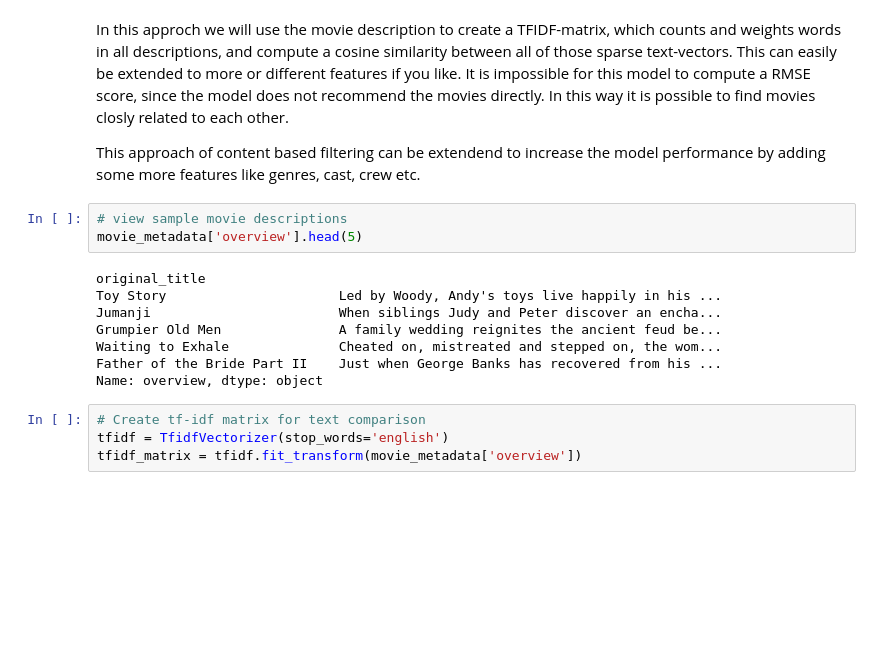
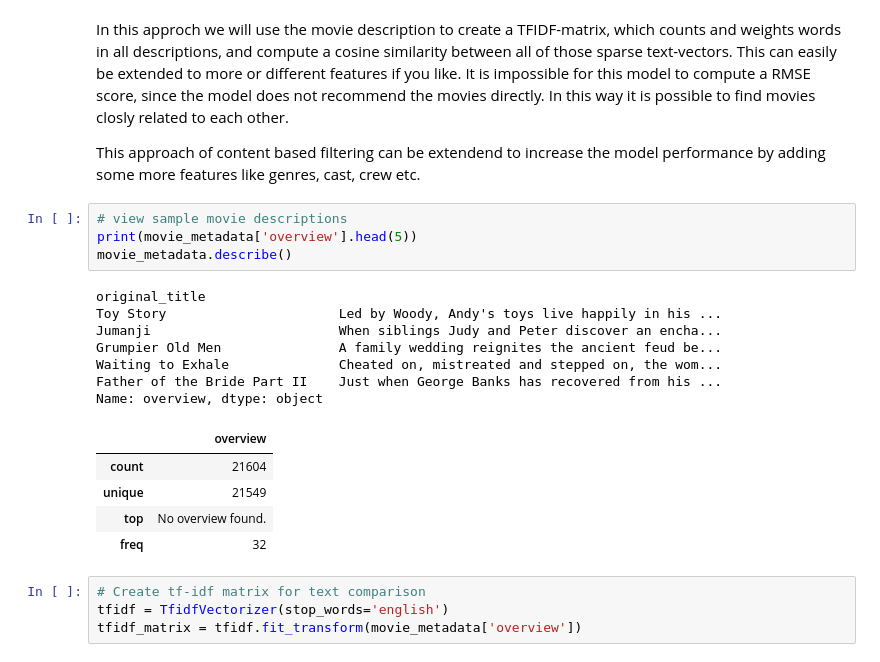
Before and after one commit to mgrandau/springboard-ml-engineering, a Jupyter notebook: turned-in-mini-projects/mec-17.4.1-recommendation-systems-mini-project/Mini_Project_Recommendation_Systems.ipynb, the cells around one changed output. Saved outputs shown, nothing was run; the diff lists cells and outputs as text; blank space fills up the shorter version.

```diff
--- a/turned-in-mini-projects/mec-17.4.1-recommendation-systems-mini-project/Mini_Project_Recommendation_Systems.ipynb
+++ b/turned-in-mini-projects/mec-17.4.1-recommendation-systems-mini-project/Mini_Project_Recommendation_Systems.ipynb
@@ -632,15 +632,21 @@ In this way it is possible to find movies closly related to each other.
 This approach of content based filtering can be extendend to increase the model performance by adding some more features like genres, cast, crew etc.
 # %%
 # view sample movie descriptions
-movie_metadata['overview'].head(5)
+print(movie_metadata['overview'].head(5))
+movie_metadata.describe()
 # %% [output]
 original_title
 Toy Story                      Led by Woody, Andy's toys live happily in his ...
 Jumanji                        When siblings Judy and Peter discover an encha...
 Grumpier Old Men               A family wedding reignites the ancient feud be...
 Waiting to Exhale              Cheated on, mistreated and stepped on, the wom...
 Father of the Bride Part II    Just when George Banks has recovered from his ...
 Name: overview, dtype: object
+|  | overview |
+| count | 21604 |
+| unique | 21549 |
+| top | No overview found. |
+| freq | 32 |
 # %%
 # Create tf-idf matrix for text comparison
 tfidf = TfidfVectorizer(stop_words='english')
```
Also changed, not shown: parts of 29 cells of this notebook.
